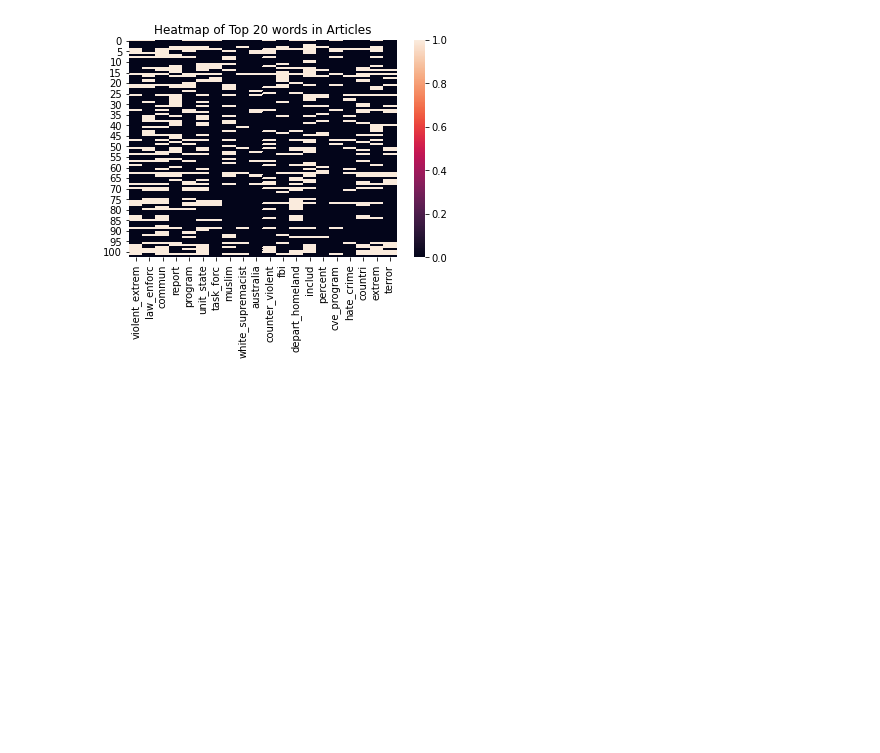
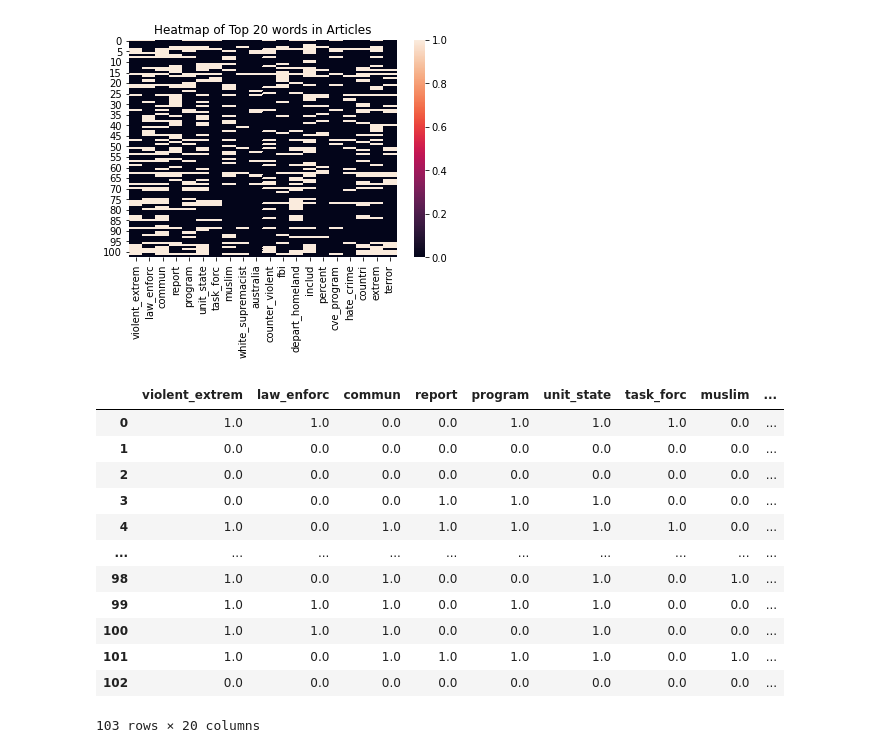
Before and after one commit to jennettageorge/UnsupervisedTopicModeling, a Jupyter notebook: Topic-Modeling.ipynb, the cells around one changed output. Drawn from its saved outputs; the diff is of its cells as text; code cells hidden in the pictures; blank space fills up the shorter version.

```diff
--- a/Topic-Modeling.ipynb
+++ b/Topic-Modeling.ipynb
@@ -367,3 +367,19 @@ df = pd.DataFrame(dct)
 sns_plot = sns.heatmap(df).set(title = 'Heatmap of Top 20 words in Articles')
 # %% [output]
 [figure]
+# %%
+df
+# %% [output]
+|  | violent_extrem | law_enforc | commun | report | program | unit_state | task_forc | muslim | ... |
+| 0 | 1.0 | 1.0 | 0.0 | 0.0 | 1.0 | 1.0 | 1.0 | 0.0 | ... |
+| 1 | 0.0 | 0.0 | 0.0 | 0.0 | 0.0 | 0.0 | 0.0 | 0.0 | ... |
+| 2 | 0.0 | 0.0 | 0.0 | 0.0 | 0.0 | 0.0 | 0.0 | 0.0 | ... |
+| 3 | 0.0 | 0.0 | 0.0 | 1.0 | 1.0 | 1.0 | 0.0 | 0.0 | ... |
+| 4 | 1.0 | 0.0 | 1.0 | 1.0 | 1.0 | 1.0 | 1.0 | 0.0 | ... |
+| ... | ... | ... | ... | ... | ... | ... | ... | ... | ... |
+| 98 | 1.0 | 0.0 | 1.0 | 0.0 | 0.0 | 1.0 | 0.0 | 1.0 | ... |
+| 99 | 1.0 | 1.0 | 1.0 | 0.0 | 1.0 | 1.0 | 0.0 | 0.0 | ... |
+| 100 | 1.0 | 1.0 | 1.0 | 0.0 | 0.0 | 1.0 | 0.0 | 0.0 | ... |
+| 101 | 1.0 | 0.0 | 1.0 | 1.0 | 1.0 | 1.0 | 0.0 | 1.0 | ... |
+| 102 | 0.0 | 0.0 | 0.0 | 0.0 | 0.0 | 0.0 | 0.0 | 0.0 | ... |
+103 rows × 20 columns
```
Also changed, not shown: parts of 6 cells of this notebook, 1 other file.
